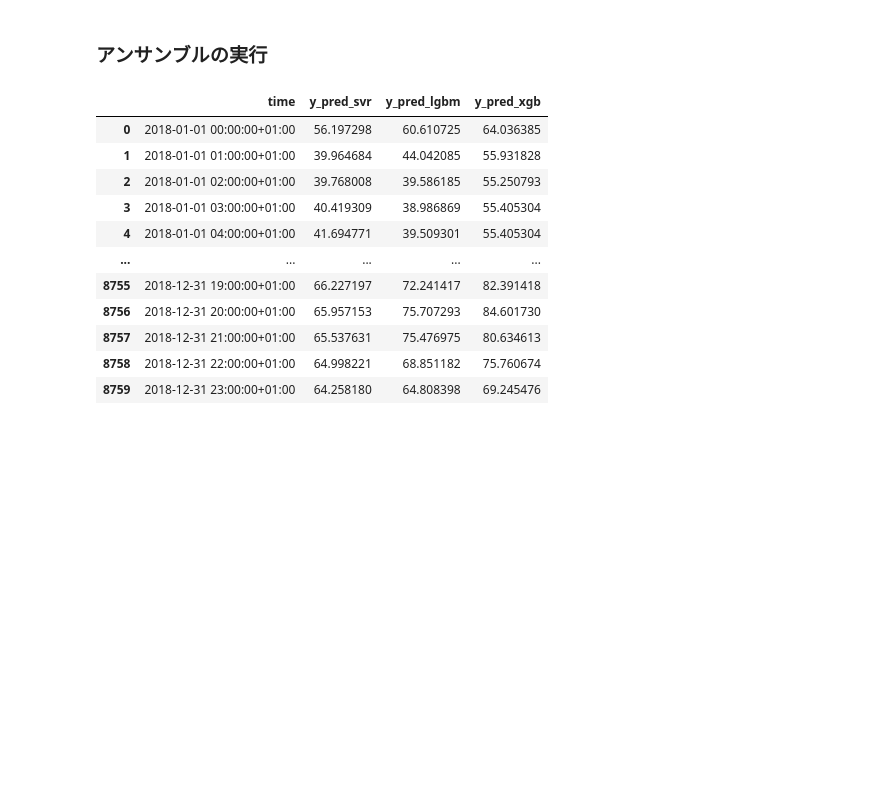
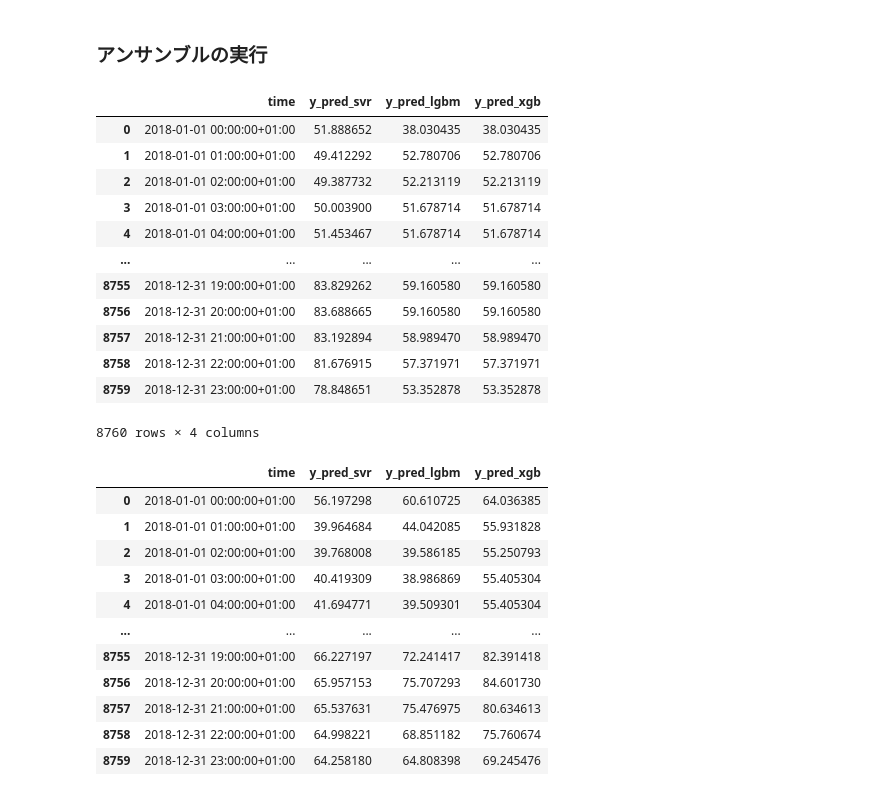
Before and after one commit to kota-mizu/smbc_price_forecasting, a Jupyter notebook: inference_notebook/PCA_SVR_LGBM_XGB_Ensemble.ipynb, the cells around one changed output. Saved outputs shown, nothing was run; the diff lists cells and outputs as text; code cells hidden in the pictures; blank space fills up the shorter version.

```diff
--- a/inference_notebook/PCA_SVR_LGBM_XGB_Ensemble.ipynb
+++ b/inference_notebook/PCA_SVR_LGBM_XGB_Ensemble.ipynb
@@ -1263,6 +1637,37 @@ sample_submit_xgb
 8760 rows × 2 columns
 # %% [markdown]
 ### アンサンブルの実行
+# %%
+# LightGBMの予測結果を追加
+df_ensemble = pd.merge(
+    sample_submit_svr_all.rename(columns = {'y_pred': 'y_pred_svr'}),
+    sample_submit_lgbm_all.rename(columns={'y_pred': 'y_pred_lgbm'}),
+    on='time',
+    how='inner'  # timeが共通する行のみを結合
+)
+
+# XGBoostの予測結果を追加
+df_ensemble = pd.merge(
+    df_ensemble,
+    sample_submit_xgb_all.rename(columns={'y_pred': 'y_pred_xgb'}),
+    on='time',
+    how='inner'
+)
+df_ensemble
+# %% [output]
+|  | time | y_pred_svr | y_pred_lgbm | y_pred_xgb |
+| 0 | 2018-01-01 00:00:00+01:00 | 51.888652 | 38.030435 | 38.030435 |
+| 1 | 2018-01-01 01:00:00+01:00 | 49.412292 | 52.780706 | 52.780706 |
+| 2 | 2018-01-01 02:00:00+01:00 | 49.387732 | 52.213119 | 52.213119 |
+| 3 | 2018-01-01 03:00:00+01:00 | 50.003900 | 51.678714 | 51.678714 |
+| 4 | 2018-01-01 04:00:00+01:00 | 51.453467 | 51.678714 | 51.678714 |
+| ... | ... | ... | ... | ... |
+| 8755 | 2018-12-31 19:00:00+01:00 | 83.829262 | 59.160580 | 59.160580 |
+| 8756 | 2018-12-31 20:00:00+01:00 | 83.688665 | 59.160580 | 59.160580 |
+| 8757 | 2018-12-31 21:00:00+01:00 | 83.192894 | 58.989470 | 58.989470 |
+| 8758 | 2018-12-31 22:00:00+01:00 | 81.676915 | 57.371971 | 57.371971 |
+| 8759 | 2018-12-31 23:00:00+01:00 | 78.848651 | 53.352878 | 53.352878 |
+8760 rows × 4 columns
 # %%
 # LightGBMの予測結果を追加
 df_ensemble = pd.merge(
```
Also changed, not shown: parts of 4 cells of this notebook.
